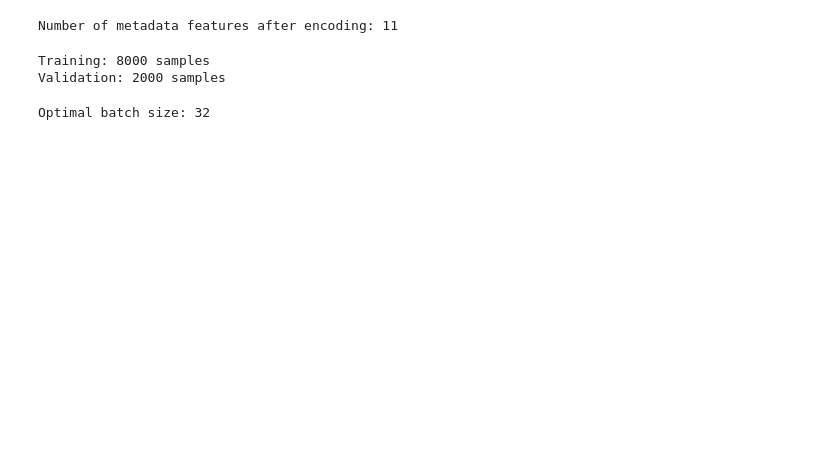
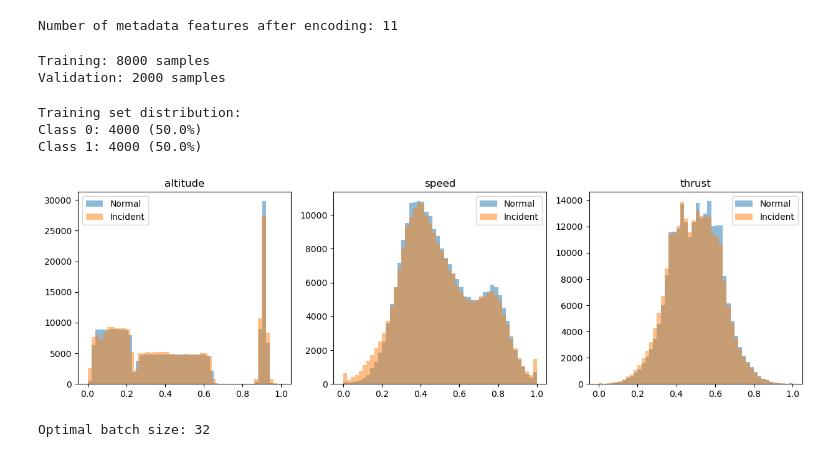
Before and after one commit to MarcGeorgeML/FDL-Case-study, a Jupyter notebook: model.ipynb, the cells around one changed output. Drawn from its saved outputs; the diff is of its cells as text; code cells hidden in the pictures; blank space fills up the shorter version.

Commit message:
finished training and validation

```diff
--- a/model.ipynb
+++ b/model.ipynb
@@ -382,6 +411,26 @@ print(f"Validation: {len(X_seq_val)} samples")
 # %% [output]
 Training: 8000 samples
 Validation: 2000 samples
+# %%
+# Check class balance
+print("Training set distribution:")
+print(f"Class 0: {(y_train == 0).sum()} ({(y_train == 0).sum() / len(y_train) * 100:.1f}%)")
+print(f"Class 1: {(y_train == 1).sum()} ({(y_train == 1).sum() / len(y_train) * 100:.1f}%)")
+
+# Verify incident features are distinct
+import matplotlib.pyplot as plt
+fig, axes = plt.subplots(1, 3, figsize=(15, 4))
+for i, feat in enumerate(['altitude', 'speed', 'thrust']):
+    axes[i].hist(X_seq_train[y_train==0, :, i].flatten(), alpha=0.5, label='Normal', bins=50)
+    axes[i].hist(X_seq_train[y_train==1, :, i].flatten(), alpha=0.5, label='Incident', bins=50)
+    axes[i].set_title(feat)
+    axes[i].legend()
+plt.show()
+# %% [output]
+Training set distribution:
+Class 0: 4000 (50.0%)
+Class 1: 4000 (50.0%)
+[figure, added]
 # %%
 from transformer import AviationTransformer
 
```
Also changed, not shown: parts of 16 cells of this notebook, 2 other files.
